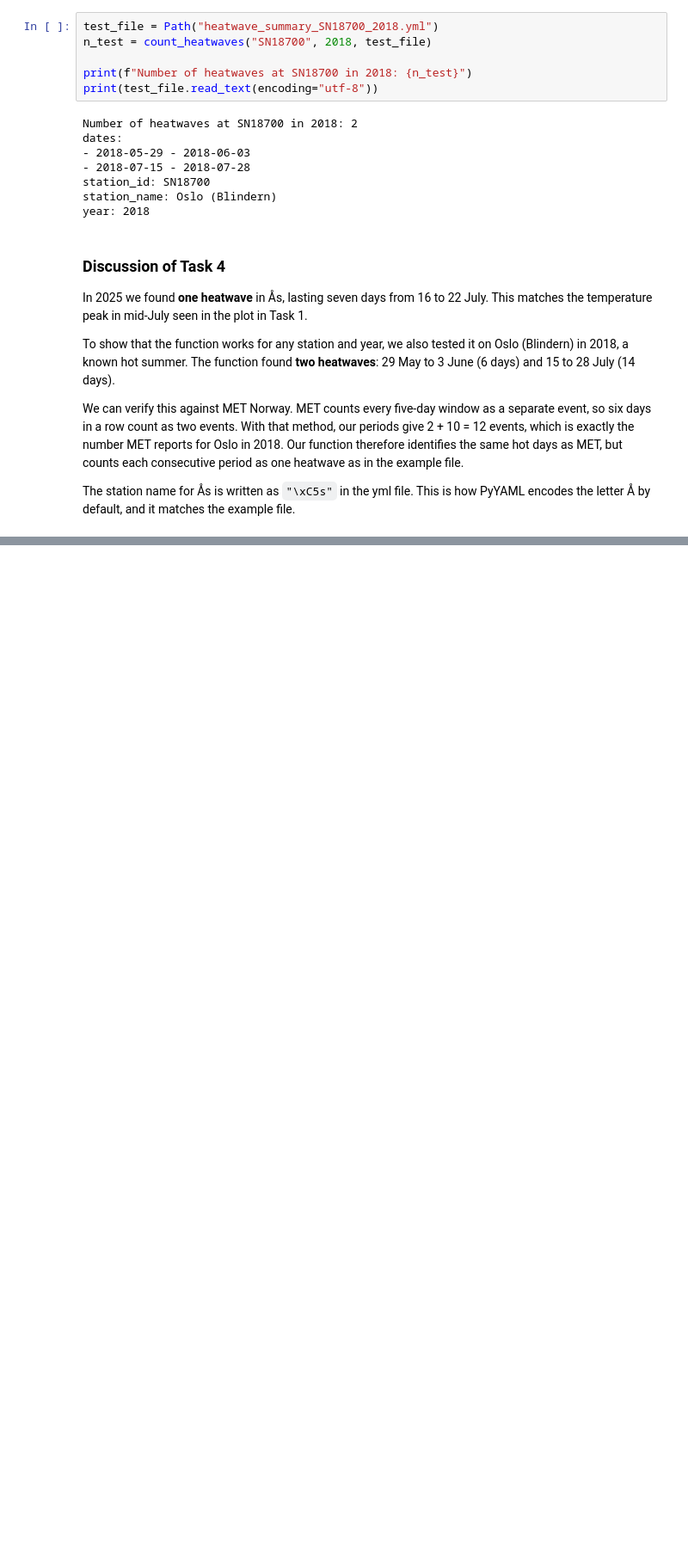
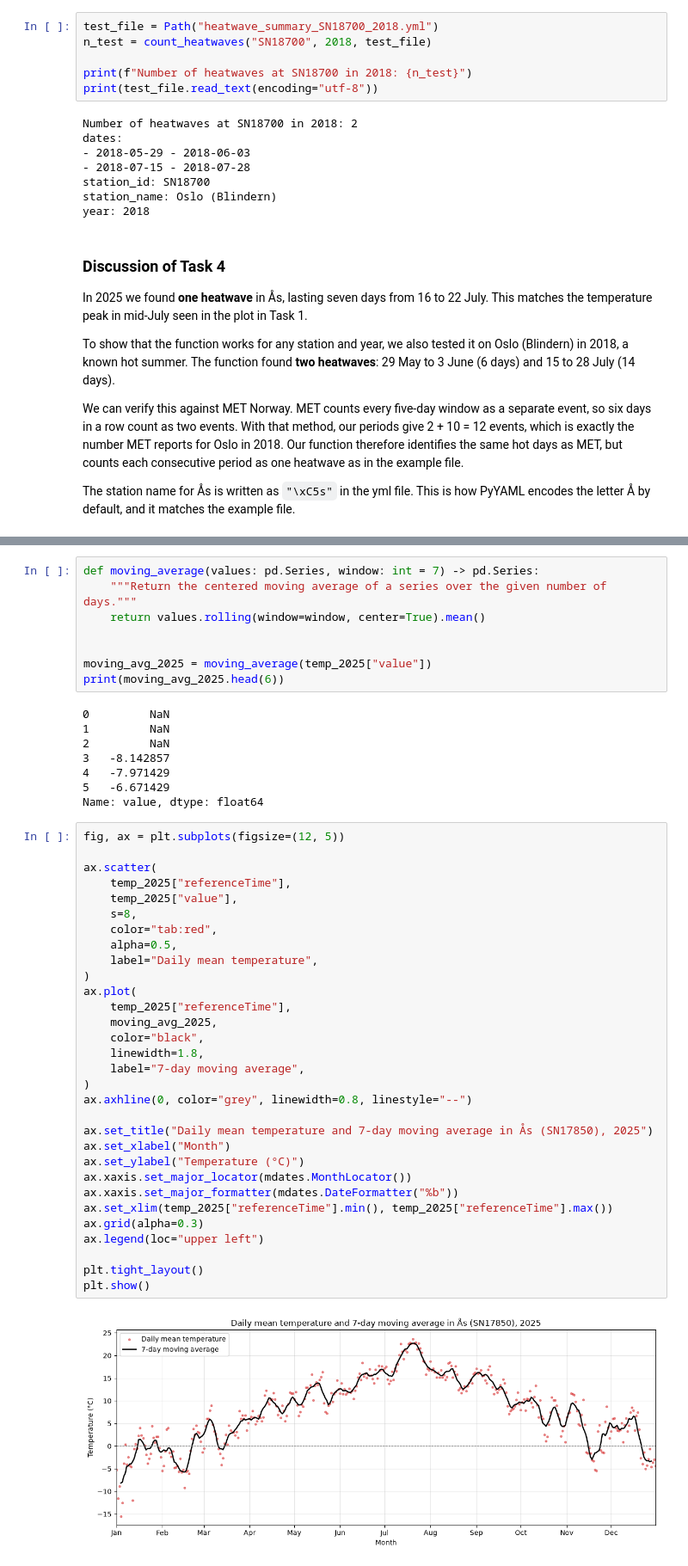
Before and after one commit to fabianfeiler/inf201-h26-deliverable-1, a Jupyter notebook: deliverable_1.ipynb, the cells around one changed output, grey strips where cells are left out. Shown at 86% size. Cells and saved outputs as stored; diff of their text form; blank space fills up the shorter version.

Commit message:
Add moving average function, plot and discussion for Task 5

```diff
--- a/deliverable_1.ipynb
+++ b/deliverable_1.ipynb
@@ -378,0 +387,49 @@ The station name for Ås is written as `"\xC5s"` in the yml file. This is how Py
+# %%
+def moving_average(values: pd.Series, window: int = 7) -> pd.Series:
+    """Return the centered moving average of a series over the given number of days."""
+    return values.rolling(window=window, center=True).mean()
+
+
+moving_avg_2025 = moving_average(temp_2025["value"])
+print(moving_avg_2025.head(6))
+# %% [output]
+0         NaN
+1         NaN
+2         NaN
+3   -8.142857
+4   -7.971429
+5   -6.671429
+Name: value, dtype: float64
+# %%
+fig, ax = plt.subplots(figsize=(12, 5))
+
+ax.scatter(
+    temp_2025["referenceTime"],
+    temp_2025["value"],
+    s=8,
+    color="tab:red",
+    alpha=0.5,
+    label="Daily mean temperature",
+)
+ax.plot(
+    temp_2025["referenceTime"],
+    moving_avg_2025,
+    color="black",
+    linewidth=1.8,
+    label="7-day moving average",
+)
+ax.axhline(0, color="grey", linewidth=0.8, linestyle="--")
+
+ax.set_title("Daily mean temperature and 7-day moving average in Ås (SN17850), 2025")
+ax.set_xlabel("Month")
+ax.set_ylabel("Temperature (°C)")
+ax.xaxis.set_major_locator(mdates.MonthLocator())
+ax.xaxis.set_major_formatter(mdates.DateFormatter("%b"))
+ax.set_xlim(temp_2025["referenceTime"].min(), temp_2025["referenceTime"].max())
+ax.grid(alpha=0.3)
+ax.legend(loc="upper left")
+
+plt.tight_layout()
+plt.show()
+# %% [output]
+[figure, added]
```
Also changed, not shown: parts of 2 cells of this notebook.
